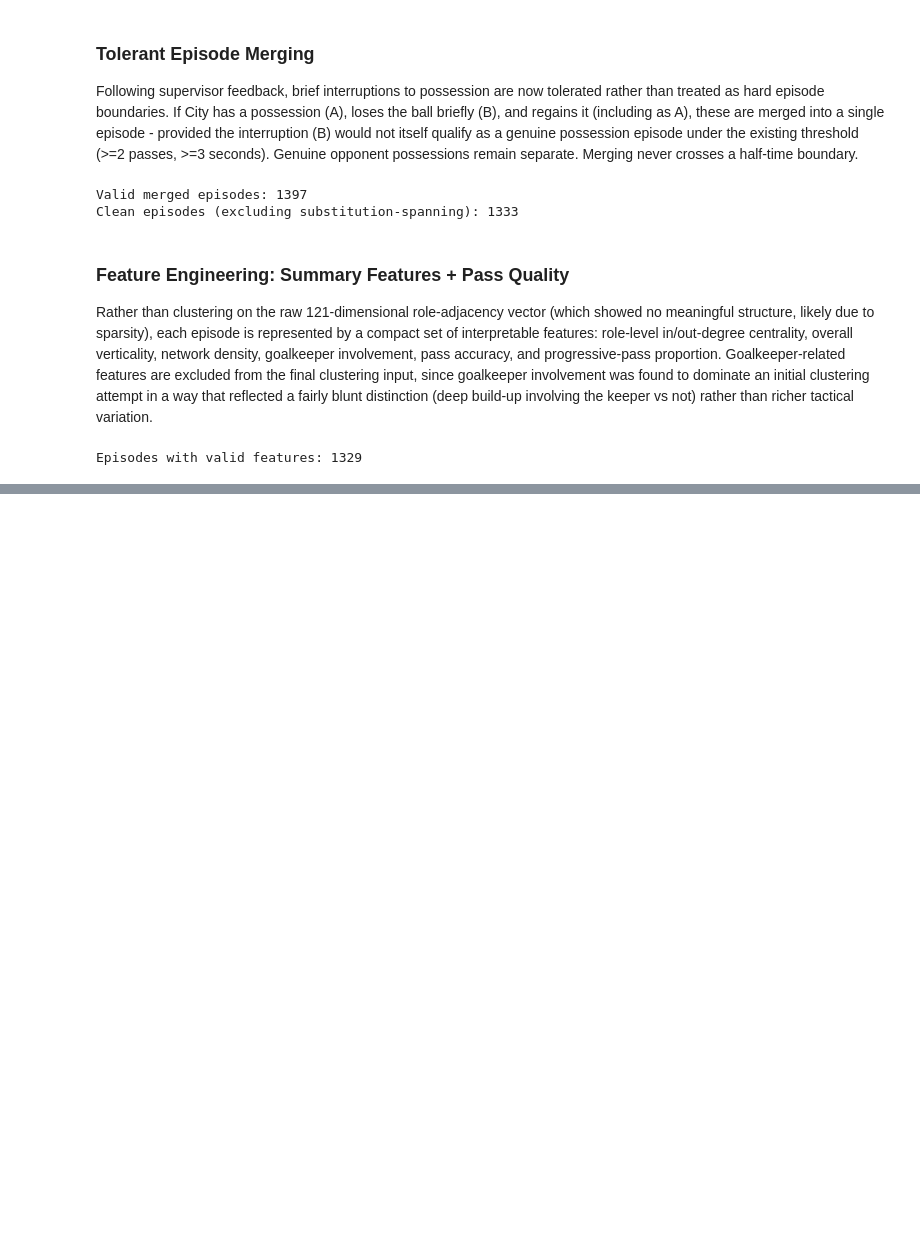
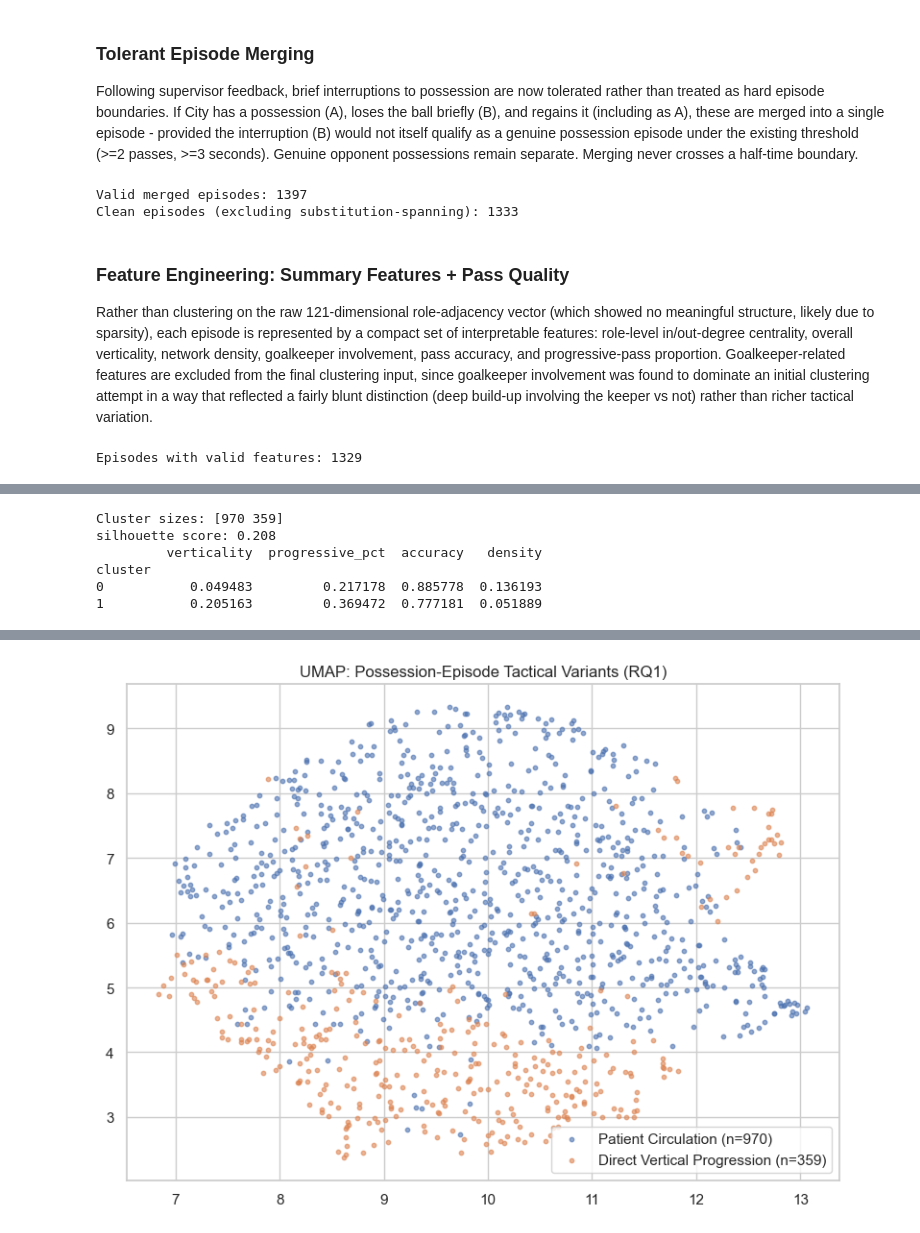
Before and after one commit to Andreas-Angelides/MSc-Dissertation---Passing-Networks, a Jupyter notebook: Dissertation_python_notebook.ipynb, the cells around one changed output, grey strips where cells are left out. Saved outputs shown, nothing was run; the diff lists cells and outputs as text; code cells hidden in the pictures; blank space fills up the shorter version.

```diff
--- a/Dissertation_python_notebook.ipynb
+++ b/Dissertation_python_notebook.ipynb
@@ -410,0 +415,70 @@ Episodes with valid features: 1329
+# %%
+#The following code reassembles everything computed in the feature engineering stage into
+#one dataframe, drops the three goalkeeper-related columns, standardize the remaining 24
+#features and runs KMeans with k=2.
+
+from sklearn.preprocessing import StandardScaler
+from sklearn.cluster import KMeans
+
+feature_names = (
+    [f'out_{r}' for r in ROLE_NODES] +
+    [f'in_{r}' for r in ROLE_NODES] +
+    ['verticality', 'density', 'gk_share']
+)
+
+structural_matrix = np.stack([f['features'] for f in episode_features])
+quality_matrix = np.array([[f['accuracy'], f['progressive_pct']] for f in episode_features])
+
+feature_df = pd.DataFrame(structural_matrix, columns=feature_names)
+feature_df['accuracy'] = quality_matrix[:, 0]
+feature_df['progressive_pct'] = quality_matrix[:, 1]
+feature_df['episode_id'] = [f['episode_id'] for f in episode_features]
+
+#Here we drop the columns which are related to goalkeeper
+drop_cols = ['out_Goalkeeper', 'in_Goalkeeper', 'gk_share']
+feature_df_clustering = feature_df.drop(columns=drop_cols + ['episode_id'])
+
+X_scaled = StandardScaler().fit_transform(feature_df_clustering)
+
+km = KMeans(n_clusters=2, random_state=42, n_init=10)
+labels = km.fit_predict(X_scaled)
+feature_df['cluster'] = labels
+
+print(f"Cluster sizes: {np.bincount(labels)}")
+
+from sklearn.metrics import silhouette_score
+print(f"silhouette score: {silhouette_score(X_scaled, labels):.3f}")
+
+cluster_means = feature_df.groupby('cluster')[['verticality', 'progressive_pct', 'accuracy', 'density']].mean()
+print(cluster_means)
+
+feature_df.to_csv('episode_clusters.csv', index=False)
+# %% [output]
+Cluster sizes: [970 359]
+silhouette score: 0.208
+         verticality  progressive_pct  accuracy   density
+cluster
+0           0.049483         0.217178  0.885778  0.136193
+1           0.205163         0.369472  0.777181  0.051889
+# %%
+#Now we will produce some visulaisations using UMAP
+
+cluster_labels = {0: 'Patient Circulation', 1: 'Direct Vertical Progression'}
+feature_df['cluster_label'] = feature_df['cluster'].map(cluster_labels)
+
+!pip install umap-learn
+import umap
+reducer = umap.UMAP(n_components=2, random_state=42, n_neighbors=20, min_dist=0.2)
+embedding = reducer.fit_transform(X_scaled)
+
+fig, ax = plt.subplots(figsize=(8, 6))
+colors = {'Patient Circulation': '#4C72B0', 'Direct Vertical Progression': '#DD8452'}
+for label, color in colors.items():
+    mask = feature_df['cluster_label'] == label
+    ax.scatter(embedding[mask, 0], embedding[mask, 1], s=10, alpha=0.6, c=color, label=f'{label} (n={mask.sum()})')
+ax.set_title('UMAP: Possession-Episode Tactical Variants (RQ1)')
+ax.legend()
+plt.tight_layout()
+plt.savefig('umap_rq1_clusters.png', dpi=150)
+plt.show()
+# %% [output]
@@ -410,0 +495 @@ Episodes with valid features: 1329
+[figure, added]
```
Also changed, not shown: parts of 6 cells of this notebook, 2 other files.
